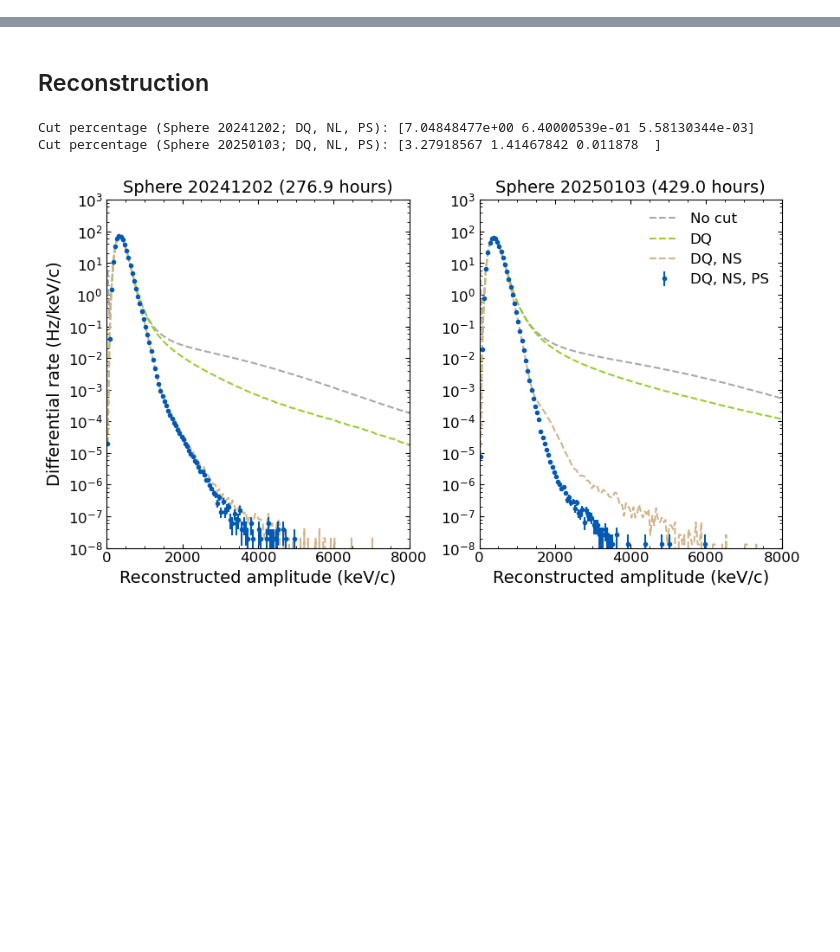
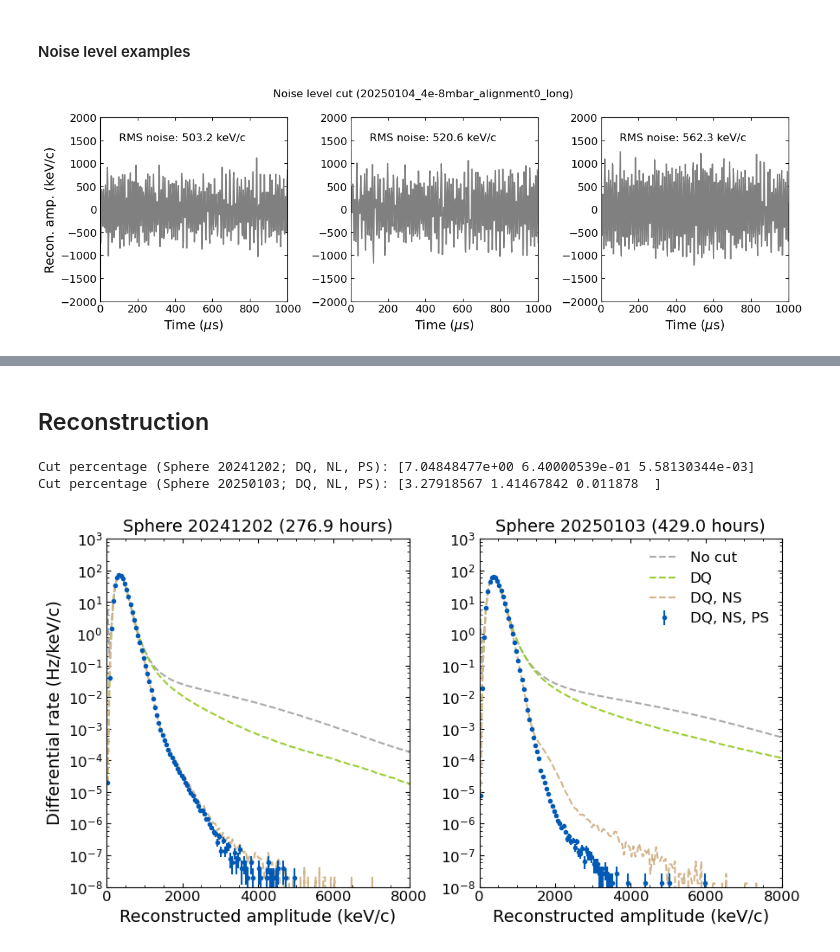
Before and after one commit to yuhants/dm_nanospheres, a Jupyter notebook: analysis_notebooks/sphere_combined_reconstruction.ipynb, the cells around one changed output, grey strips where cells are left out. Drawn from its saved outputs; the diff is of its cells as text; code cells hidden in the pictures; blank space fills up the shorter version.

```diff
--- a/analysis_notebooks/sphere_combined_reconstruction.ipynb
+++ b/analysis_notebooks/sphere_combined_reconstruction.ipynb
@@ -136,0 +135,26 @@ Text(0.5, 0, 'Time (ms)')
+# %% [markdown]
+#### Noise level examples
+# %%
+bad_window_idx = np.nonzero(noise_level_amp * amp2kev > 500)[0]
+
+fig, axes = plt.subplots(1, 3, figsize=(12, 4))
+
+for i, ax in enumerate(axes):
+    tt0 = np.arange(0, window_length) * dtt / 1e-6 - 500
+    ax.plot(tt0, fullamp[bad_window_idx[i]] * amp2kev, color='grey')
+    ax.text(100, 1500, f'RMS noise: {noise_level_amp[bad_window_idx[i]] * amp2kev:.1f} keV/c', fontsize=12)
+
+# tt1 = np.arange(0, window_length) * dtt / 1e-6 - 500
+# axes[1].plot(tt1, fullamp[bad_window_idx[1]] * amp2kev, color='grey')
+
+for ax in axes:
+    ax.set_ylim(-2000, 2000)
+    ax.set_xlim(0, 1000)
+    ax.set_xlabel('Time ($\mu$s)')
+
+axes[0].set_ylabel('Recon. amp. (keV/c)')
+
+fig.suptitle(f'Noise level cut (20250104_4e-8mbar_alignment0_long)')
+fig.tight_layout()
+# %% [output]
+[figure, added]
```
Also changed, not shown: parts of 107 cells of this notebook, 5 other files.
